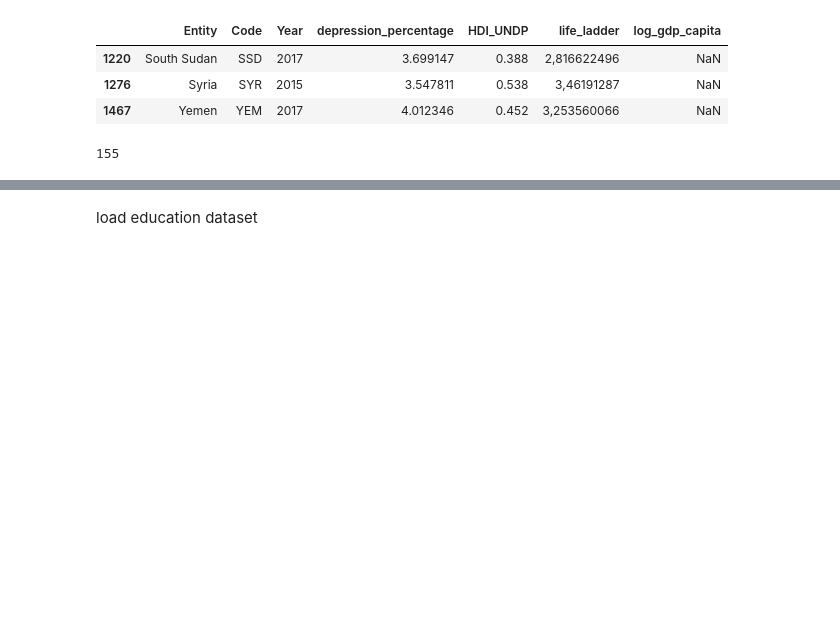
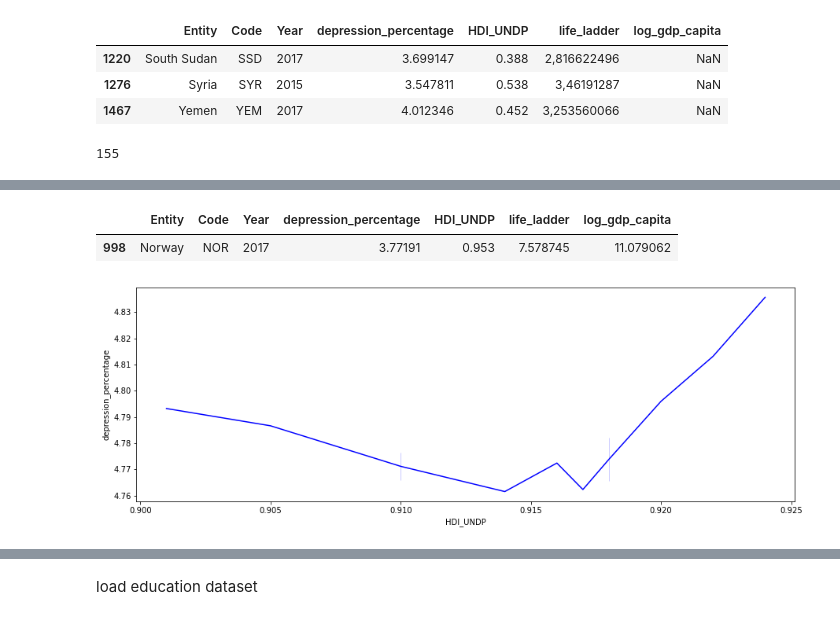
Before and after one commit to Brunadiasmiguel/depression, a Jupyter notebook: data-wrangling/depression_education_analysis_leo.ipynb, the cells around one changed output, grey strips where cells are left out. Saved outputs shown, nothing was run; the diff lists cells and outputs as text; code cells hidden in the pictures; blank space fills up the shorter version.

```diff
--- a/data-wrangling/depression_education_analysis_leo.ipynb
+++ b/data-wrangling/depression_education_analysis_leo.ipynb
@@ -193,0 +250,26 @@ df_hdi_happiness.sample(5)
+# %%
+df_hdi_happiness['life_ladder'] = df_hdi_happiness['life_ladder'].str.replace(',','.')
+df_hdi_happiness['log_gdp_capita'] = df_hdi_happiness['log_gdp_capita'].str.replace(',','.')
+# %%
+df_hdi_happiness['life_ladder'] = df_hdi_happiness['life_ladder'].astype(float)
+df_hdi_happiness['log_gdp_capita'] = df_hdi_happiness['log_gdp_capita'].astype(float)
+# %%
+df_hdi_happiness.sample(1)
+# %% [output]
+|  | Entity | Code | Year | depression_percentage | HDI_UNDP | life_ladder | log_gdp_capita |
+| 998 | Norway | NOR | 2017 | 3.77191 | 0.953 | 7.578745 | 11.079062 |
+# %%
+def data_country2(country):
+    i = df_hdi_happiness.loc[df_hdi_happiness['Entity']==country]
+    return i
+# %%
+def plot_hdi_happiness(country):
+    fig , ax1 = plt.subplots(figsize=(15,5))
+    sns.lineplot(data=data_country2(country),
+                 x=data_country2(country)['HDI_UNDP'],
+                 y=data_country2(country)['depression_percentage'],
+                 color='blue',ax=ax1)
+# %%
+plot_hdi_happiness('United States')
+# %% [output]
+[figure, added]
```
Also changed, not shown: parts of 24 cells of this notebook, 2 other files.
